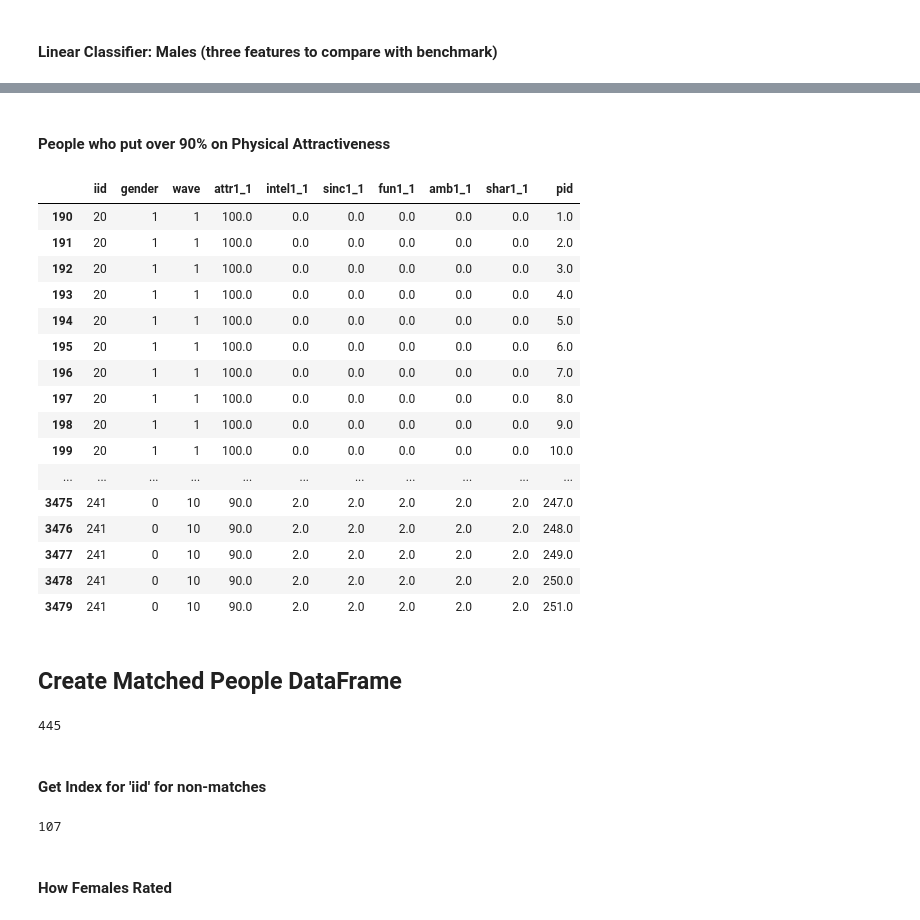
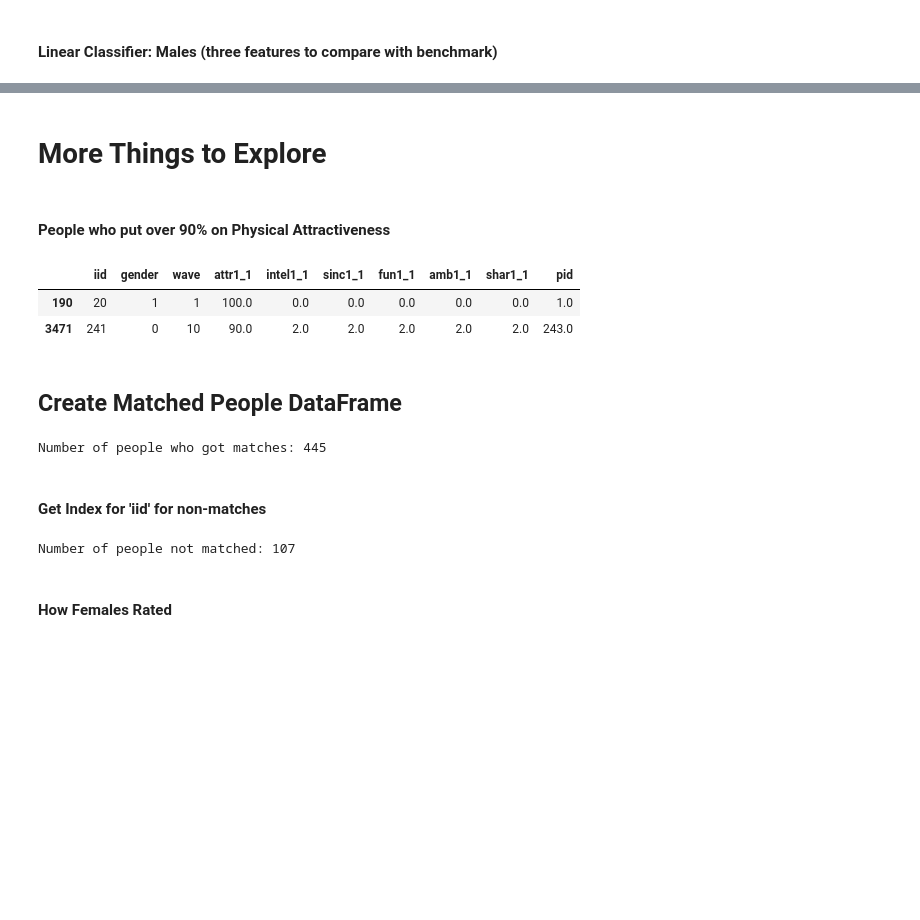
Before and after one commit to fiatveritas/Portfolio, a Jupyter notebook: Udacity_Project_5_Capstone/Love_At_First_Sight.ipynb, the cells around one changed output, grey strips where cells are left out. Drawn from its saved outputs; the diff is of its cells as text; code cells hidden in the pictures; blank space fills up the shorter version.

```diff
--- a/Udacity_Project_5_Capstone/Love_At_First_Sight.ipynb
+++ b/Udacity_Project_5_Capstone/Love_At_First_Sight.ipynb
@@ -759,37 +759,25 @@ Coefficients:  [[ 6.91818127 -4.30971268 -8.04742742]]
           1       0.63      0.87      0.73       273
 
 avg / total       0.73      0.69      0.69       573
+# %% [markdown]
+<h1>More Things to Explore</h1>
 # %% [markdown]
 <h4>People who put over 90% on Physical Attractiveness</h4>
 # %%
-data_copy[['iid', 'gender', 'wave', 'attr1_1',	'intel1_1', 'sinc1_1', 'fun1_1', 'amb1_1', 'shar1_1', 'pid']][data_copy['attr1_1'] >= 90]
+data_copy[['iid', 'gender', 'wave', 'attr1_1',	'intel1_1', 'sinc1_1', 'fun1_1', 'amb1_1', 'shar1_1', 'pid']][data_copy['attr1_1'] >= 90].drop_duplicates(subset = 'iid', keep = 'first')
 # %% [output]
 |  | iid | gender | wave | attr1_1 | intel1_1 | sinc1_1 | fun1_1 | amb1_1 | shar1_1 | pid |
 | 190 | 20 | 1 | 1 | 100.0 | 0.0 | 0.0 | 0.0 | 0.0 | 0.0 | 1.0 |
-| 191 | 20 | 1 | 1 | 100.0 | 0.0 | 0.0 | 0.0 | 0.0 | 0.0 | 2.0 |
-| 192 | 20 | 1 | 1 | 100.0 | 0.0 | 0.0 | 0.0 | 0.0 | 0.0 | 3.0 |
-| 193 | 20 | 1 | 1 | 100.0 | 0.0 | 0.0 | 0.0 | 0.0 | 0.0 | 4.0 |
-| 194 | 20 | 1 | 1 | 100.0 | 0.0 | 0.0 | 0.0 | 0.0 | 0.0 | 5.0 |
-| 195 | 20 | 1 | 1 | 100.0 | 0.0 | 0.0 | 0.0 | 0.0 | 0.0 | 6.0 |
-| 196 | 20 | 1 | 1 | 100.0 | 0.0 | 0.0 | 0.0 | 0.0 | 0.0 | 7.0 |
-| 197 | 20 | 1 | 1 | 100.0 | 0.0 | 0.0 | 0.0 | 0.0 | 0.0 | 8.0 |
-| 198 | 20 | 1 | 1 | 100.0 | 0.0 | 0.0 | 0.0 | 0.0 | 0.0 | 9.0 |
-| 199 | 20 | 1 | 1 | 100.0 | 0.0 | 0.0 | 0.0 | 0.0 | 0.0 | 10.0 |
-| ... | ... | ... | ... | ... | ... | ... | ... | ... | ... | ... |
-| 3475 | 241 | 0 | 10 | 90.0 | 2.0 | 2.0 | 2.0 | 2.0 | 2.0 | 247.0 |
-| 3476 | 241 | 0 | 10 | 90.0 | 2.0 | 2.0 | 2.0 | 2.0 | 2.0 | 248.0 |
-| 3477 | 241 | 0 | 10 | 90.0 | 2.0 | 2.0 | 2.0 | 2.0 | 2.0 | 249.0 |
-| 3478 | 241 | 0 | 10 | 90.0 | 2.0 | 2.0 | 2.0 | 2.0 | 2.0 | 250.0 |
-| 3479 | 241 | 0 | 10 | 90.0 | 2.0 | 2.0 | 2.0 | 2.0 | 2.0 | 251.0 |
+| 3471 | 241 | 0 | 10 | 90.0 | 2.0 | 2.0 | 2.0 | 2.0 | 2.0 | 243.0 |
 # %% [markdown]
 <h2>Create Matched People DataFrame</h2>
 # %%
 people_matched = data_copy[data_copy['match'] == 1].copy()
 people_matched.drop_duplicates(subset = 'iid', keep = 'first', inplace = True)
-people_matched['iid'].count()
+print 'Number of people who got matches:', str(people_matched['iid'].count())
 #display(people_matched)
 # %% [output]
-445
+Number of people who got matches: 445
 # %%
 #people_matched.describe()
 # %% [markdown]
@@ -797,9 +785,9 @@ people_matched['iid'].count()
 # %%
 number = [int(i) for i in people_matched['iid']]
 not_ever_matched = [i for i in range(1,553) if i not in number]
-print len(not_ever_matched)
+print 'Number of people not matched:', str(len(not_ever_matched))
 # %% [output]
-107
+Number of people not matched: 107
 # %%
 people_not_matched = data_copy[data_copy['iid'].isin(not_ever_matched)].copy()
 # %%
```
Also changed, not shown: parts of 2 cells of this notebook.
